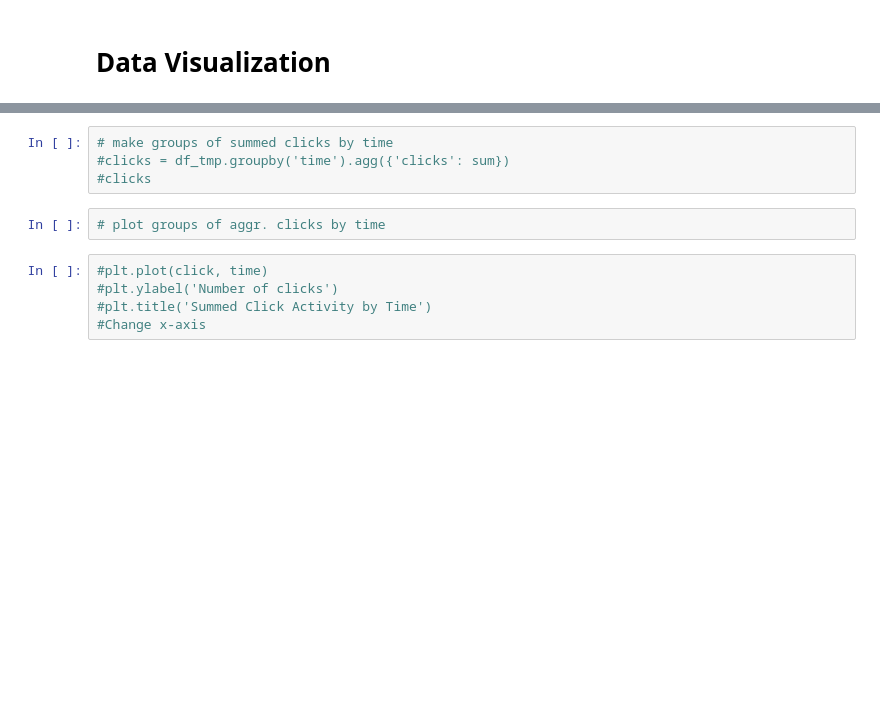
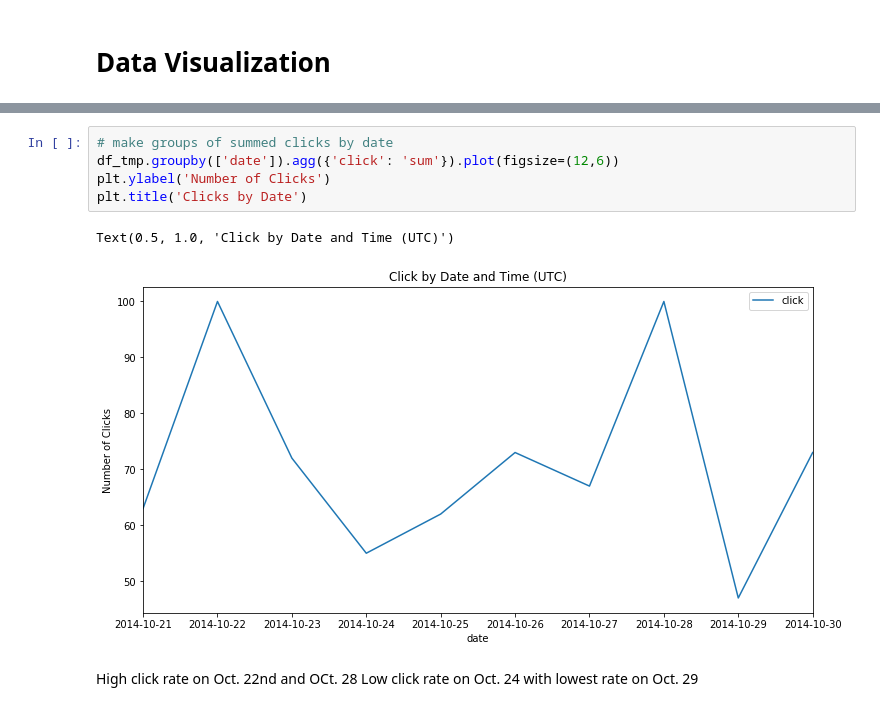
Before and after one commit to kanalyzers/ad_optimization, a Jupyter notebook: notebooks/random_forest.ipynb, the cells around one changed output, grey strips where cells are left out. Drawn from its saved outputs; the diff is of its cells as text; blank space fills up the shorter version.

```diff
--- a/notebooks/random_forest.ipynb
+++ b/notebooks/random_forest.ipynb
@@ -360,11 +379,11 @@ Our dataset ranges from 10/21/2014 to 10/30/2014. It spans a total of 10 days.
 # %%
-# make groups of summed clicks by time
-#clicks = df_tmp.groupby('time').agg({'clicks': sum})
-#clicks
+# make groups of summed clicks by date
+df_tmp.groupby(['date']).agg({'click': 'sum'}).plot(figsize=(12,6))
+plt.ylabel('Number of Clicks')
+plt.title('Clicks by Date')
+# %% [output]
+Text(0.5, 1.0, 'Click by Date and Time (UTC)')
+[figure, added]
-# %%
-# plot groups of aggr. clicks by time
-# %%
-#plt.plot(click, time)
-#plt.ylabel('Number of clicks')
-#plt.title('Summed Click Activity by Time')
-#Change x-axis
+# %% [markdown]
+High click rate on Oct. 22nd and OCt. 28
+Low click rate on Oct. 24 with lowest rate on Oct. 29
```
Also changed, not shown: parts of 4 cells of this notebook.
